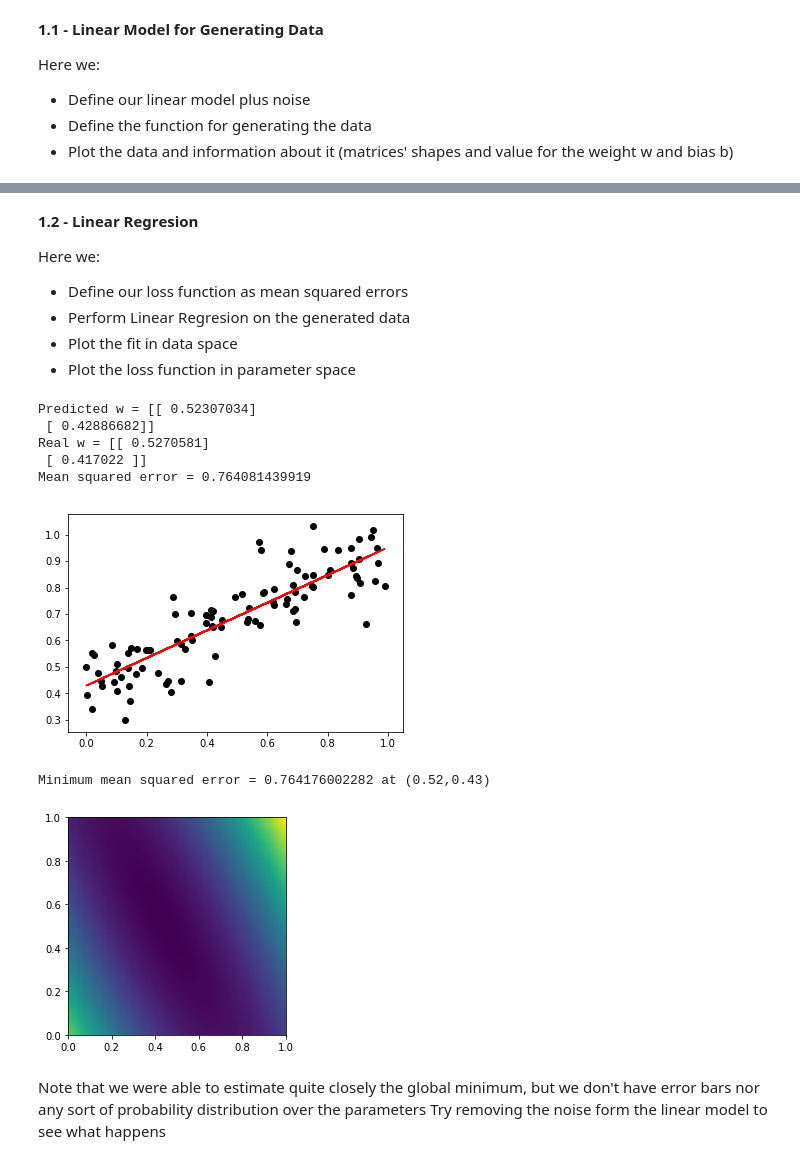
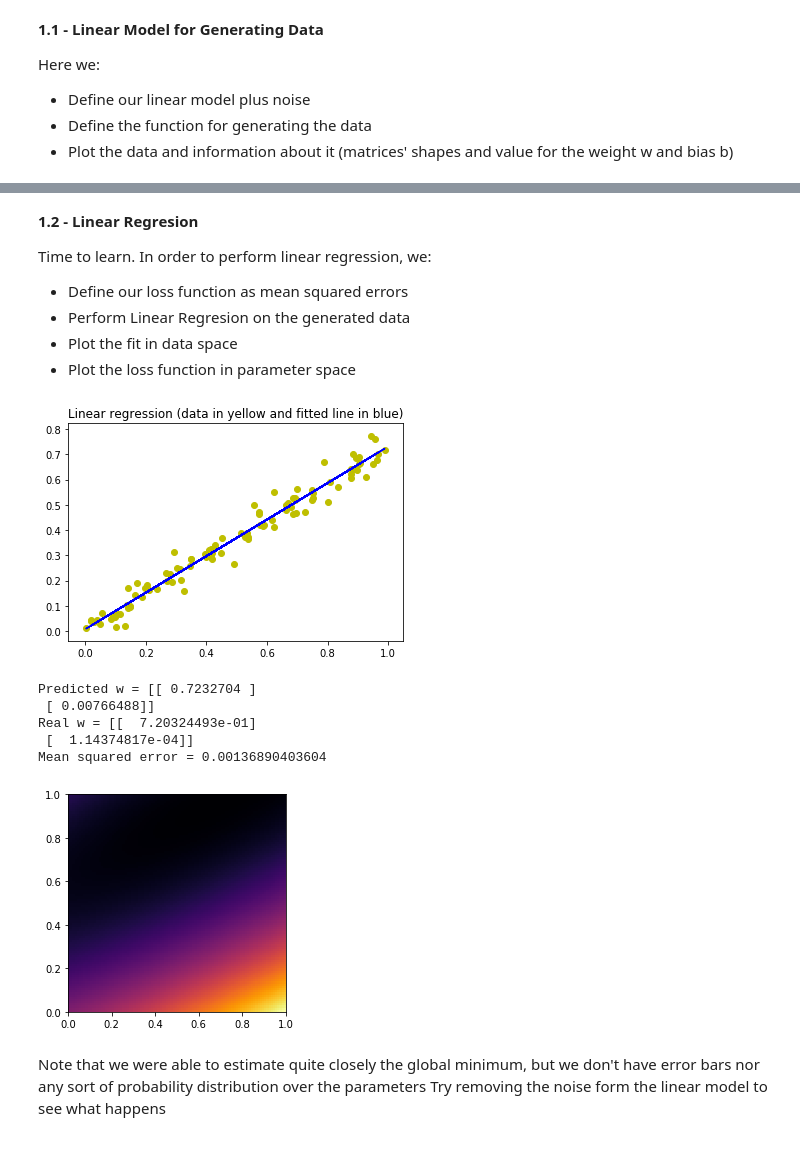
Before and after one commit to pauloabelha/lendodist, a Jupyter notebook: notebooks/LinearRegression.ipynb, the cells around one changed output, grey strips where cells are left out. Saved outputs shown, nothing was run; the diff lists cells and outputs as text; code cells hidden in the pictures.

```diff
--- a/notebooks/LinearRegression.ipynb
+++ b/notebooks/LinearRegression.ipynb
@@ -171,0 +102,21 @@ w = [[ 0.5270581]
+# %%
+# the linear model y = X*w + b using the encoded bias (y = X_b*w)
+# sigma_sq_v is the variance of our Gaussian noise model
+def my_linear_model(X_b,w):
+    # ensure the matrix multiplication can be performed
+    assert(X_b.shape[1] == w.shape[0])
+    y = np.dot(X_b,w)
+    return y
+# %%
+# here we encode our data
+# get X as a random matrix
+X = np.random.rand(n_pts,n_dims)
+# add one extra all-ones column for the bias
+X_b = np.hstack((X,np.ones((n_pts,1))))
+# get full weight vector
+w = np.zeros((2,1))
+w[0,0] = w_1
+w[1,0] = b
+# sample N noise values (N=n_pts)
+noise_vec = np.random.normal(0,sigma_v_sq,(n_pts,1))
+y = my_linear_model(X_b,w) + noise_vec
@@ -172,7 +135,8 @@ w = [[ 0.5270581]
 # %% [markdown]
 **1.2 - Linear Regresion**
 
-Here we:
+Time to learn.
+In order to perform linear regression, we:
 - Define our loss function as mean squared errors
 - Perform Linear Regresion on the generated data
 - Plot the fit in data space
@@ -180,8 +144,8 @@ Here we:
 # %%
 # mean squared error for our linear model
 def my_mse(y_hat,y):
-    m = y_hat.shape[1]
-    mse = (1/m)*np.sum(np.power(y_hat-y,2))
+    m = y_hat.shape[0]
+    mse = (1.0/m)*np.sum(np.power(y_hat-y,2))
     return mse
 # %%
 # perform linear regression using mean squared error as loss function
@@ -201,45 +160,41 @@ def my_linear_regression(X_train,y_train):
 # %%
 # call linear regression on our training data and get the real and predicted values for w and b, plotting the fit
 # plot the fitted model in data space
-w_pred, y_pred, mse = my_linear_regression(X_train,y_train)
+w_pred = my_linear_regression(X_b,y)
+y_pred = my_linear_model(X_b,w_pred)
+mse = my_mse(y_pred,y)
+# plot data and fit
+plt.plot(X,y_pred, color = 'b')
+plt.scatter(X, y, color = 'y')
+plt.title('Linear regression (data in yellow and fitted line in blue)')
+plt.show()
+# print information
 print("Predicted w = " + str(w_pred))
 print("Real w = " + str(w))
 print("Mean squared error = " + str(mse))
-
-plt.plot(X_train[:,:-1],y_pred, color = 'r')
-plt.scatter(X_train[:,:-1], y_train, color = 'k')
-plt.show()
 # %% [output]
+[figure, new version]
-Predicted w = [[ 0.52307034]
- [ 0.42886682]]
-Real w = [[ 0.5270581]
- [ 0.417022 ]]
-Mean squared error = 0.764081439919
+Predicted w = [[ 0.7232704 ]
+ [ 0.00766488]]
+Real w = [[  7.20324493e-01]
+ [  1.14374817e-04]]
+Mean squared error = 0.00136890403604
-[figure, old version]
 # %%
-# get the mean squared errors for a range of w and b values and plot the error surface
-# plot the loss function in parameter space
+# plot the loss function (mean squared error) in parameter (w) space
+# get the mean squared errors for a range of w and b values and plot the error heatmap
 n_iter = 100
 w_curr = np.zeros((2,1))
 mse_errors = np.zeros((n_iter,n_iter))
 min_mse = np.Inf
 for i in range(n_iter):
-    # force float by multiplying by 1.0
     w_curr[0,0] = 1.0*i/n_iter
     for j in range(n_iter):
-         # force float by multiplying by 1.0
         w_curr[1,0] = 1.0*j/n_iter
-        y_hat, _ = linear_model(X_train,w_curr)
-        mse_errors[i,j] = my_mse(y_hat,y_train)
-        if mse_errors[i,j] < min_mse:
-            min_mse = mse_errors[i,j]
-            min_w = np.array(w_curr, copy = True)
-#my_plot_3Dsurf([0, 1],[0, 1],mse_errors,'b','w')
-print("Minimum mean squared error = " + str(min_mse) + " at (" + str(min_w[0,0]) + "," + str(min_w[1,0]) + ")")
-my_plot_birdview(mse_errors)
+        y_hat = my_linear_model(X_b,w_curr)
+        mse_errors[i,j] = my_mse(y_hat,y)
+plot_heatmap(mse_errors.T,'inferno')
 # %% [output]
-Minimum mean squared error = 0.764176002282 at (0.52,0.43)
-[figure, old version]
+[figure, new version]
 # %% [markdown]
 Note that we were able to estimate quite closely the global minimum, but we don't have error bars nor any sort of probability distribution over the parameters
 Try removing the noise form the linear model to see what happens
```
Also changed, not shown: parts of 17 cells of this notebook.
